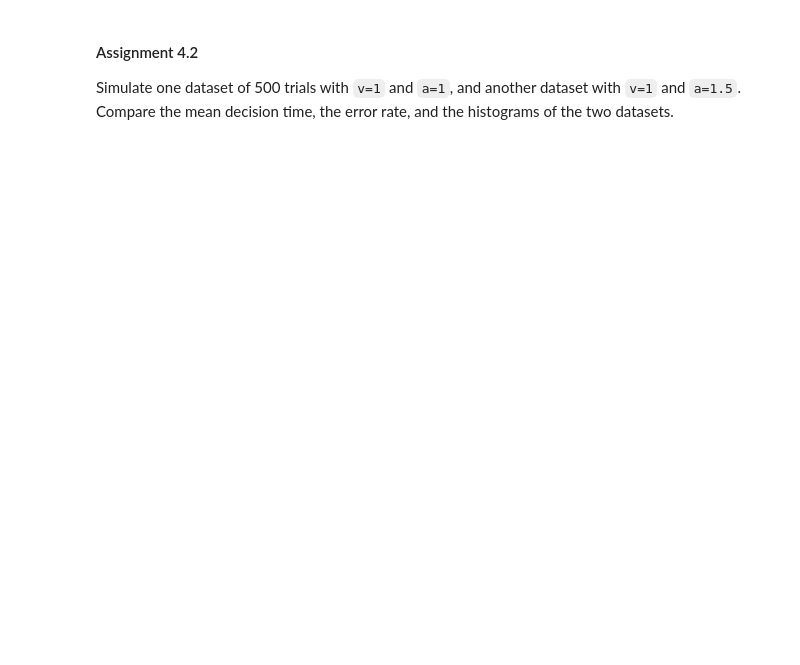
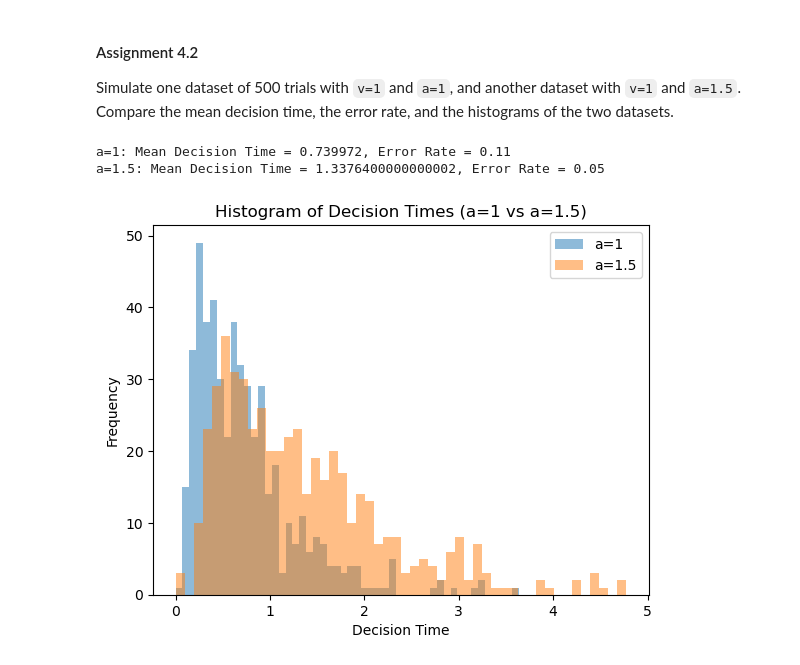
Before and after one commit to kooroshkz/Cognition_and_Computation, a Jupyter notebook: Project-3/eam.ipynb, the cells around one changed output. Saved outputs shown, nothing was run; the diff lists cells and outputs as text; code cells hidden in the pictures; blank space fills up the shorter version.

```diff
--- a/Project-3/eam.ipynb
+++ b/Project-3/eam.ipynb
@@ -154,4 +326,39 @@ Simulate one dataset of 500 trials with `v=1` and `a=1`, and another dataset wit
 #### Assignment 4.2
 Simulate one dataset of 500 trials with `v=1` and `a=1`, and another dataset with `v=1` and `a=1.5`. Compare the mean decision time, the error rate, and the histograms of the two datasets.
 # %%
-# your code
+decision_times_a_1 = []
+choices_a_1 = []
+decision_times_a_15 = []
+choices_a_15 = []
+
+# Simulate for a=1 and a=1.5
+for _ in range(500):
+    decision_time, choice_made, _ = simulate_single_trial(a=1, c=1, dt=0.001, v=1, max_time_steps=5000)
+    decision_times_a_1.append(decision_time)
+    choices_a_1.append(choice_made)
+
+    decision_time, choice_made, _ = simulate_single_trial(a=1.5, c=1, dt=0.001, v=1, max_time_steps=5000)
+    decision_times_a_15.append(decision_time)
+    choices_a_15.append(choice_made)
+
+mean_decision_time_a_1 = np.mean(decision_times_a_1)
+mean_decision_time_a_15 = np.mean(decision_times_a_15)
+error_rate_a_1 = choices_a_1.count('lower') / len(choices_a_1)
+error_rate_a_15 = choices_a_15.count('lower') / len(choices_a_15)
+
+# Comparison
+print(f"a=1: Mean Decision Time = {mean_decision_time_a_1}, Error Rate = {error_rate_a_1}")
+print(f"a=1.5: Mean Decision Time = {mean_decision_time_a_15}, Error Rate = {error_rate_a_15}")
+
+# Histogram
+plt.hist(decision_times_a_1, bins=50, alpha=0.5, label="a=1")
+plt.hist(decision_times_a_15, bins=50, alpha=0.5, label="a=1.5")
+plt.xlabel("Decision Time")
+plt.ylabel("Frequency")
+plt.title("Histogram of Decision Times (a=1 vs a=1.5)")
+plt.legend()
+plt.show()
+# %% [output]
+a=1: Mean Decision Time = 0.739972, Error Rate = 0.11
+a=1.5: Mean Decision Time = 1.3376400000000002, Error Rate = 0.05
+[figure, added]
```
Also changed, not shown: parts of 10 cells of this notebook.
